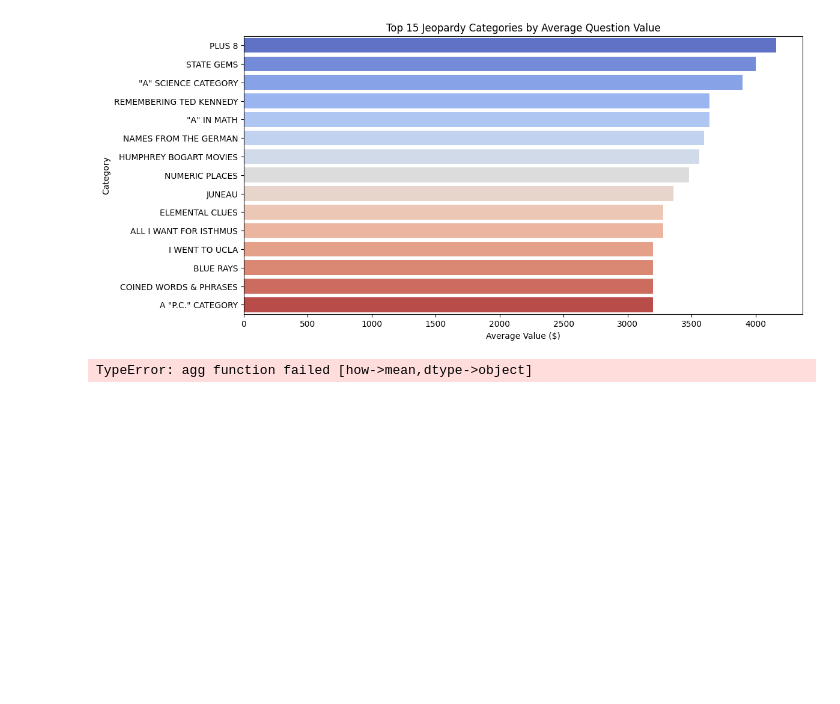
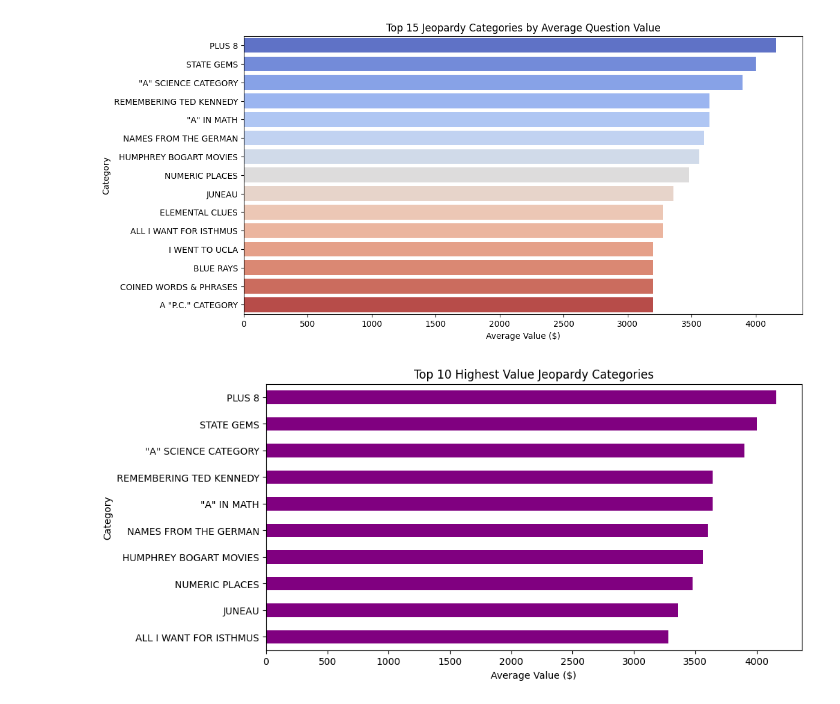
Before and after one commit to Aicoaching2025/Jeopardy, a Jupyter notebook: Jeopardy.ipynb, the cells around one changed output. Saved outputs shown, nothing was run; the diff lists cells and outputs as text; code cells hidden in the pictures; blank space fills up the shorter version.

```diff
--- a/Jeopardy.ipynb
+++ b/Jeopardy.ipynb
@@ -114,16 +114,21 @@ plt.show()
 [figure]
 # %%
 # Visualizing the Top 10 Most Valuable Jeopardy Categories
+# Clean "Value" column before grouping
+df_raw['Value'] = df_raw['Value'].astype(str).str.replace(',', '').str.replace('$', '')  # Remove commas and dollar signs
+df_raw['Value'] = pd.to_numeric(df_raw['Value'], errors='coerce')  # Convert to numeric, handling errors
+
+# Now perform the groupby and mean calculation
 top_categories = df_raw.groupby('Category')['Value'].mean().nlargest(10)
 
 plt.figure(figsize=(10,5))
 top_categories.sort_values().plot(kind='barh', color='purple')
 plt.xlabel("Average Value ($)")
 plt.ylabel("Category")
 plt.title("Top 10 Highest Value Jeopardy Categories")
 plt.show()
 # %% [output]
-TypeError: agg function failed [how->mean,dtype->object]
+[figure, added]
 # %%
 import seaborn as sns
 import matplotlib.pyplot as plt
```
